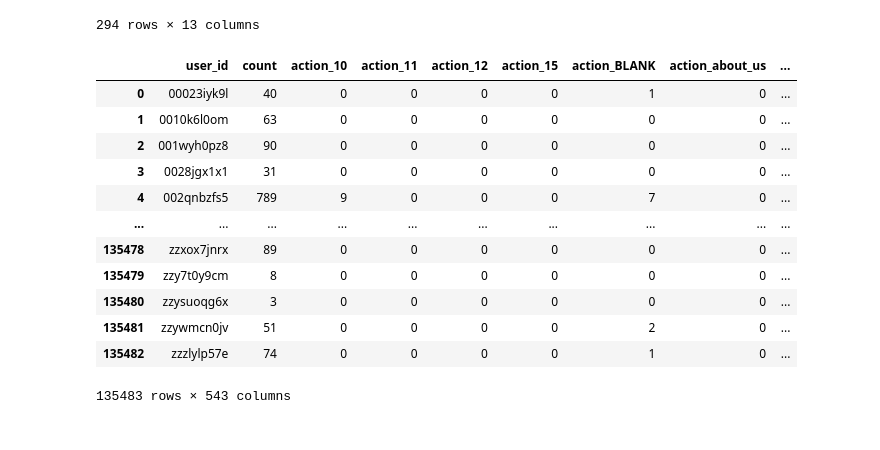
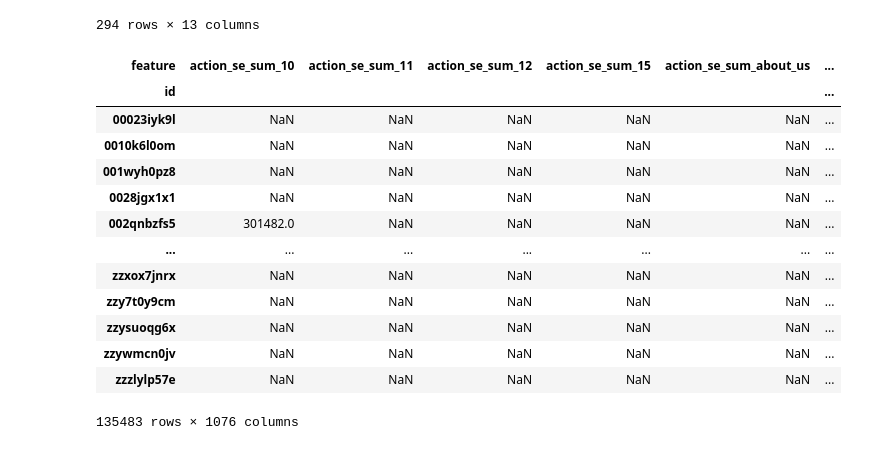
Before and after one commit to realJiaoKan/Airbnb-New-User-Bookings, a Jupyter notebook: 1.preprocess.ipynb, the cells around one changed output. Cells and saved outputs as stored; diff of their text form; code cells hidden in the pictures.

```diff
--- a/1.preprocess.ipynb
+++ b/1.preprocess.ipynb
@@ -267,19 +265,20 @@ df = pd.get_dummies(
     dummy_na=True,
 )
 # %%
-session = pd.read_feather("data/preprocessed/sessions_grouped")
+session = pd.read_feather("data/preprocessed/sessions_data")
 session
 # %% [output]
-|  | user_id | count | action_10 | action_11 | action_12 | action_15 | action_BLANK | action_about_us | ... |
-| 0 | 00023iyk9l | 40 | 0 | 0 | 0 | 0 | 1 | 0 | ... |
-| 1 | 0010k6l0om | 63 | 0 | 0 | 0 | 0 | 0 | 0 | ... |
-| 2 | 001wyh0pz8 | 90 | 0 | 0 | 0 | 0 | 0 | 0 | ... |
-| 3 | 0028jgx1x1 | 31 | 0 | 0 | 0 | 0 | 0 | 0 | ... |
-| 4 | 002qnbzfs5 | 789 | 9 | 0 | 0 | 0 | 7 | 0 | ... |
-| ... | ... | ... | ... | ... | ... | ... | ... | ... | ... |
-| 135478 | zzxox7jnrx | 89 | 0 | 0 | 0 | 0 | 0 | 0 | ... |
-| 135479 | zzy7t0y9cm | 8 | 0 | 0 | 0 | 0 | 0 | 0 | ... |
-| 135480 | zzysuoqg6x | 3 | 0 | 0 | 0 | 0 | 0 | 0 | ... |
-| 135481 | zzywmcn0jv | 51 | 0 | 0 | 0 | 0 | 2 | 0 | ... |
-| 135482 | zzzlylp57e | 74 | 0 | 0 | 0 | 0 | 1 | 0 | ... |
+| feature | action_se_sum_10 | action_se_sum_11 | action_se_sum_12 | action_se_sum_15 | action_se_sum_about_us | ... |
+| id |  |  |  |  |  | ... |
+| 00023iyk9l | NaN | NaN | NaN | NaN | NaN | ... |
+| 0010k6l0om | NaN | NaN | NaN | NaN | NaN | ... |
+| 001wyh0pz8 | NaN | NaN | NaN | NaN | NaN | ... |
+| 0028jgx1x1 | NaN | NaN | NaN | NaN | NaN | ... |
+| 002qnbzfs5 | 301482.0 | NaN | NaN | NaN | NaN | ... |
+| ... | ... | ... | ... | ... | ... | ... |
+| zzxox7jnrx | NaN | NaN | NaN | NaN | NaN | ... |
+| zzy7t0y9cm | NaN | NaN | NaN | NaN | NaN | ... |
+| zzysuoqg6x | NaN | NaN | NaN | NaN | NaN | ... |
+| zzywmcn0jv | NaN | NaN | NaN | NaN | NaN | ... |
+| zzzlylp57e | NaN | NaN | NaN | NaN | NaN | ... |
-135483 rows × 543 columns
+135483 rows × 1076 columns
```
Also changed, not shown: parts of 9 cells of this notebook, 26 other files.
